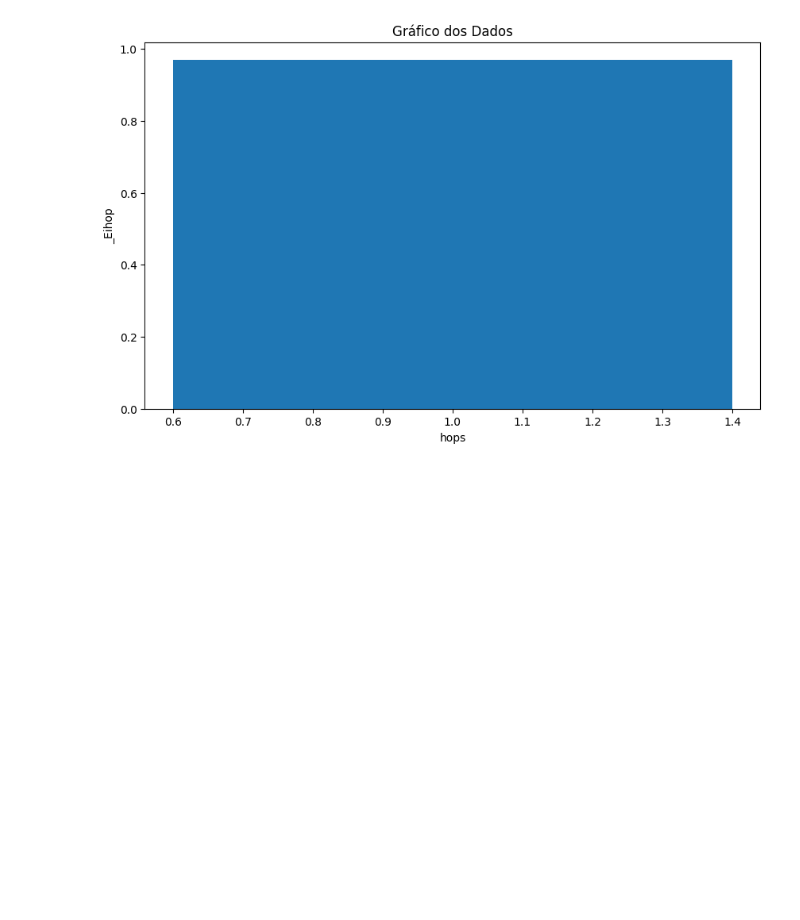
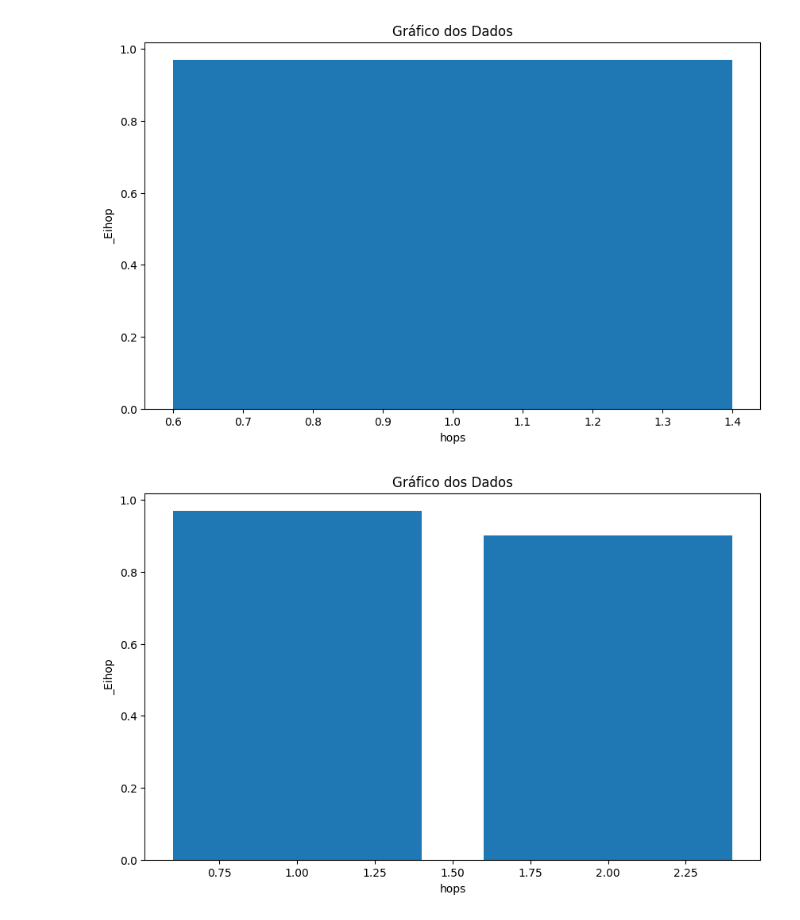
Before and after one commit to KilnerJhow/contiki-aloha, a Jupyter notebook: grafico.ipynb, the cells around one changed output. Cells and saved outputs as stored; diff of their text form; code cells hidden in the pictures; blank space fills up the shorter version.

```diff
--- a/grafico.ipynb
+++ b/grafico.ipynb
@@ -61,4 +59,20 @@ plt.ylabel('_Eihop')
 plt.show()
 # %% [output]
 [figure]
+# %%
+aloha_rdc_500_cca_active_time = pd.read_csv('three-motes-aloha-rdc-500-cca-active-time.csv')
+
+# Gerar o gráfico
+plt.figure(figsize=(10, 6))
+
+# Plotar os dados do primeiro arquivo
+plt.bar(aloha_rdc_500_cca_active_time['hops'], aloha_rdc_500_cca_active_time['_Eihop'], label='Aloha RDC 500 cca active time')
+
+# Adicionar título e rótulos aos eixos
+plt.title('Gráfico dos Dados')
+plt.xlabel('hops')
+plt.ylabel('_Eihop')
+plt.show()
+# %% [output]
+[figure, added]
 # %%
```
Also changed, not shown: parts of 3 cells of this notebook, 1 other file.
